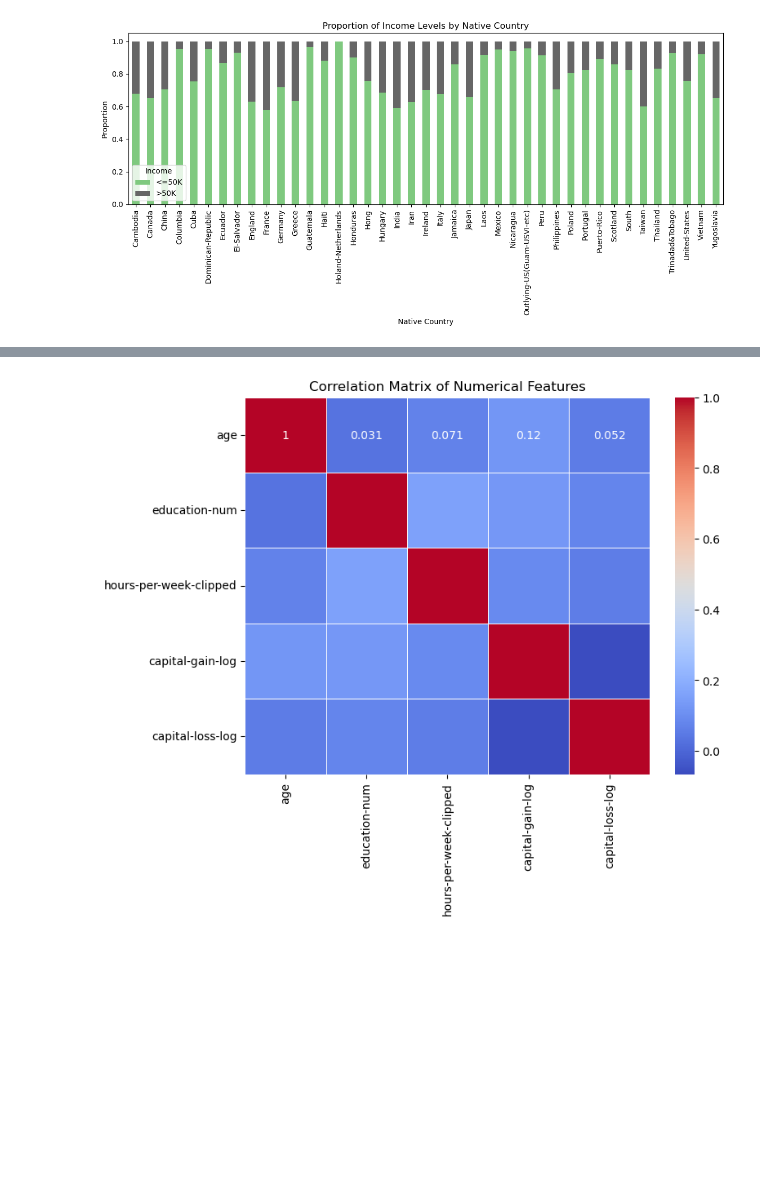
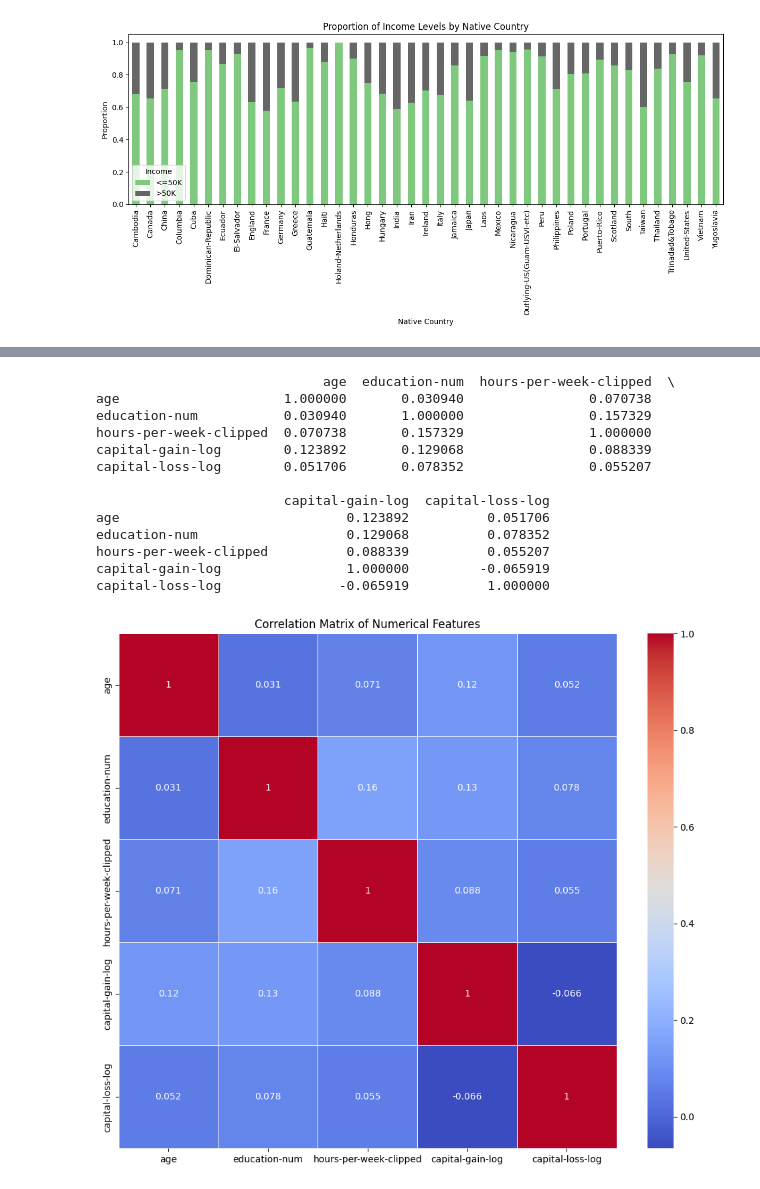
Before and after one commit to kmkri/ML_Assignments, a Jupyter notebook: ML_Assignments_Team2.ipynb, the cells around one changed output, grey strips where cells are left out. Drawn from its saved outputs; the diff is of its cells as text; code cells hidden in the pictures; blank space fills up the shorter version.

```diff
--- a/ML_Assignments_Team2.ipynb
+++ b/ML_Assignments_Team2.ipynb
@@ -1374,15 +1389,29 @@ plt.show()
-# %%
-# Correlation Analysis for Numerical Variables
-# Selecting numerical columns for correlation
-numerical_cols = ['age', 'education-num', 'hours-per-week-clipped', 'capital-gain-log', 'capital-loss-log']
-
-# Correlation matrix
-corr_matrix = adult_df_cleaned[numerical_cols].corr()
-
-# Plotting the heatmap
-plt.figure(figsize=(8, 6))
-sns.heatmap(corr_matrix, annot=True, cmap='coolwarm', linewidths=0.5)
-plt.title('Correlation Matrix of Numerical Features')
-plt.show()
-# %% [output]
-[figure, removed]
+# %%
+# correlation Analysis for Numerical Variables
+# selecting numerical columns for correlation
+numerical_cols = ['age', 'education-num', 'hours-per-week-clipped', 'capital-gain-log', 'capital-loss-log']
+
+# correlation matrix
+corr_matrix = adult_df_cleaned[numerical_cols].corr(method = 'pearson')
+print(corr_matrix)
+
+# plotting the heatmap
+plt.figure(figsize=(12, 10))
+sns.heatmap(corr_matrix, annot=True, cmap='coolwarm', linewidths=0.5)
+plt.title('Correlation Matrix of Numerical Features')
+plt.show()
+# %% [output]
+                             age  education-num  hours-per-week-clipped  \
+age                     1.000000       0.030940                0.070738
+education-num           0.030940       1.000000                0.157329
+hours-per-week-clipped  0.070738       0.157329                1.000000
+capital-gain-log        0.123892       0.129068                0.088339
+capital-loss-log        0.051706       0.078352                0.055207
+
+                        capital-gain-log  capital-loss-log
+age                             0.123892          0.051706
+education-num                   0.129068          0.078352
+hours-per-week-clipped          0.088339          0.055207
+capital-gain-log                1.000000         -0.065919
+capital-loss-log               -0.065919          1.000000
+[figure, added]
```
Also changed, not shown: parts of 34 cells of this notebook.
